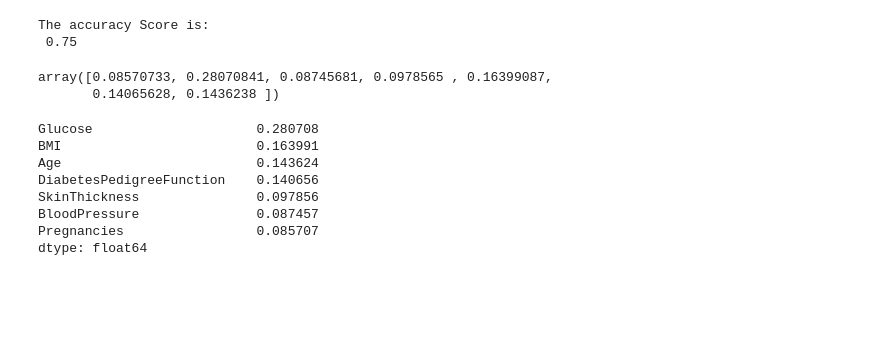
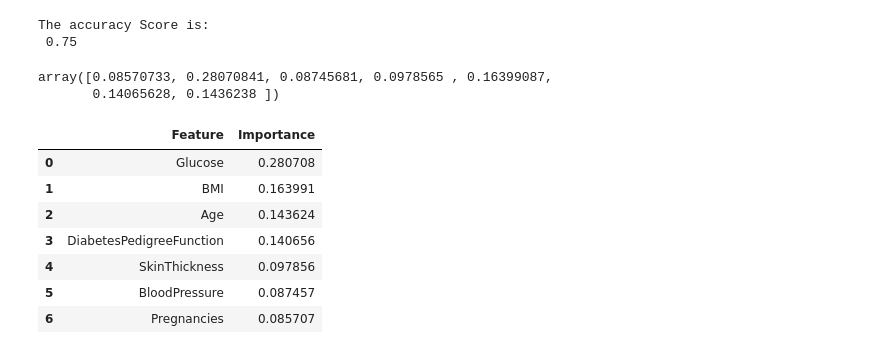
Before and after one commit to lamnguyenvu98/ML_Practice, a Jupyter notebook: Lesson07_Diabetes.ipynb, the cells around one changed output. Drawn from its saved outputs; the diff is of its cells as text; code cells hidden in the pictures; blank space fills up the shorter version.

```diff
--- a/Lesson07_Diabetes.ipynb
+++ b/Lesson07_Diabetes.ipynb
@@ -224,13 +266,18 @@ model.feature_importances_
 array([0.08570733, 0.28070841, 0.08745681, 0.0978565 , 0.16399087,
        0.14065628, 0.1436238 ])
 # %%
-pd.Series(model.feature_importances_,index= train_X.columns).sort_values(ascending=False)
+FeatureImpSeries = pd.Series(model.feature_importances_, index= train_X.columns).sort_values(ascending=False)
-# %% [output]
-Glucose                     0.280708
-BMI                         0.163991
-Age                         0.143624
-DiabetesPedigreeFunction    0.140656
-SkinThickness               0.097856
-BloodPressure               0.087457
-Pregnancies                 0.085707
-dtype: float64
+# %%
+EvaluationData1 = pd.DataFrame()
+EvaluationData1["Feature"] = FeatureImpSeries.keys()
+EvaluationData1["Importance"] = FeatureImpSeries.values
+EvaluationData1
+# %% [output]
+|  | Feature | Importance |
+| 0 | Glucose | 0.280708 |
+| 1 | BMI | 0.163991 |
+| 2 | Age | 0.143624 |
+| 3 | DiabetesPedigreeFunction | 0.140656 |
+| 4 | SkinThickness | 0.097856 |
+| 5 | BloodPressure | 0.087457 |
+| 6 | Pregnancies | 0.085707 |
```
Also changed, not shown: parts of 37 cells of this notebook.
